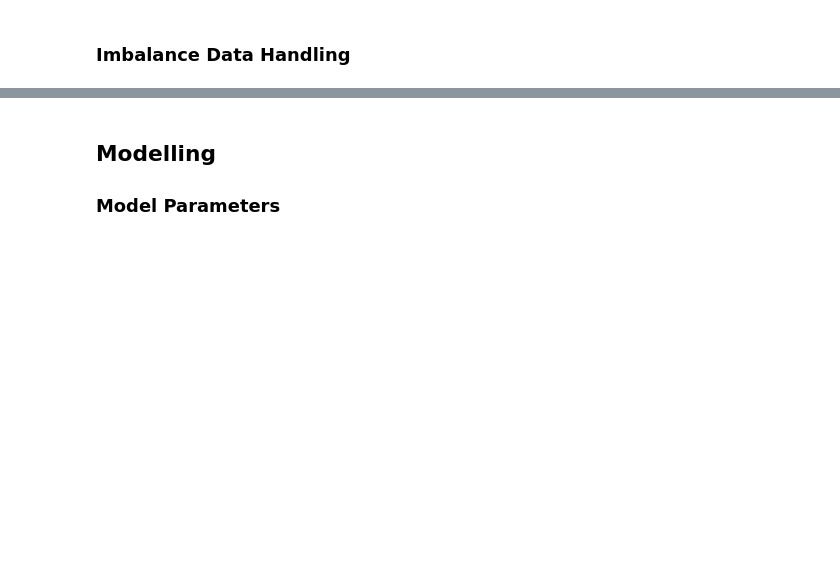
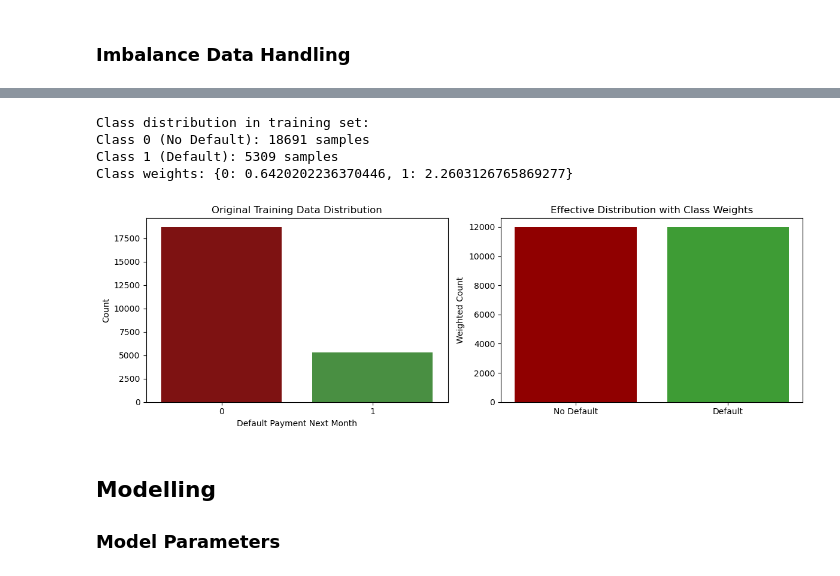
Before and after one commit to qlbusalim/Binary-Classification-Using-NN, a Jupyter notebook: Backpropagation.ipynb, the cells around one changed output, grey strips where cells are left out. Saved outputs shown, nothing was run; the diff lists cells and outputs as text; code cells hidden in the pictures; blank space fills up the shorter version.

```diff
--- a/Backpropagation.ipynb
+++ b/Backpropagation.ipynb
@@ -636,3 +654,37 @@ plt.show()
+# %%
+classes = np.unique(y_train)
+class_weights = compute_class_weight('balanced', classes=classes, y=y_train)
+class_weight_dict = dict(zip(classes, class_weights))
+
+print(f"Class distribution in training set:")
+print(f"Class 0 (No Default): {sum(y_train == 0)} samples")
+print(f"Class 1 (Default): {sum(y_train == 1)} samples")
+print(f"Class weights: {class_weight_dict}")
+
+# Visualize class distribution
+fig, (ax1, ax2) = plt.subplots(1, 2, figsize=(12, 4))
+
+# Original distribution
+sns.countplot(x=y_train, palette=['#900000', '#3e9c35'], ax=ax1)
+ax1.set_title('Original Training Data Distribution')
+ax1.set_xlabel('Default Payment Next Month')
+ax1.set_ylabel('Count')
+
+# Effective distribution after weighting
+effective_counts = [sum(y_train == 0) * class_weight_dict[0],
+                   sum(y_train == 1) * class_weight_dict[1]]
+ax2.bar(['No Default', 'Default'], effective_counts, color=['#900000', '#3e9c35'])
+ax2.set_title('Effective Distribution with Class Weights')
+ax2.set_ylabel('Weighted Count')
+
+plt.tight_layout()
+plt.show()
+# %% [output]
+Class distribution in training set:
+Class 0 (No Default): 18691 samples
+Class 1 (Default): 5309 samples
+Class weights: {0: 0.6420202236370446, 1: 2.2603126765869277}
+[figure, added]
 # %% [markdown]
 ## **Modelling**
 ### **Model Parameters**
```
Also changed, not shown: parts of 12 cells of this notebook, 4 other files.
